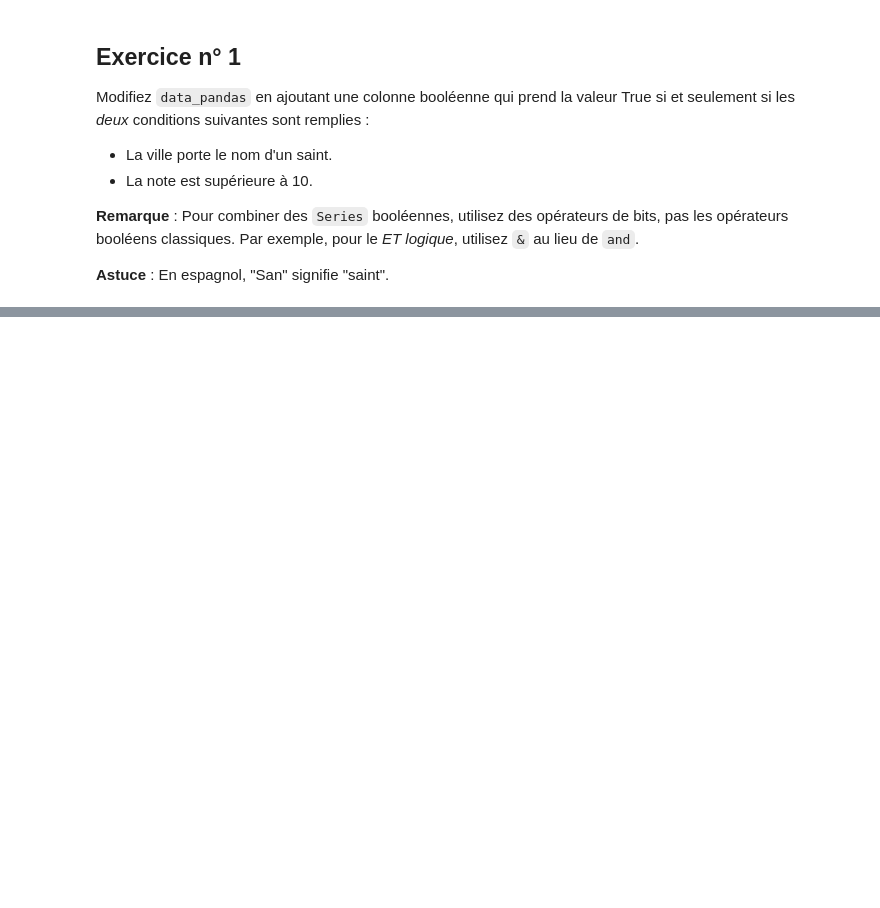
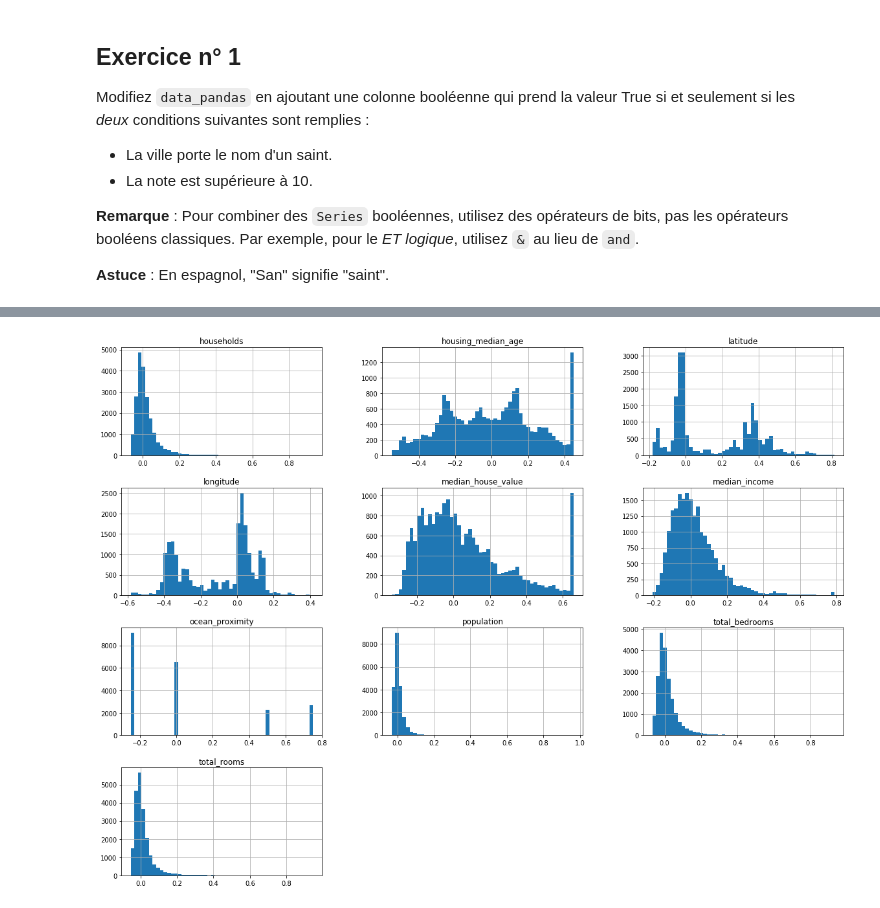
Before and after one commit to securitylab-repository/TPS-IA, a Jupyter notebook: TP1.ipynb, the cells around one changed output, grey strips where cells are left out. Cells and saved outputs as stored; diff of their text form; code cells hidden in the pictures; blank space fills up the shorter version.

```diff
--- a/TP1.ipynb
+++ b/TP1.ipynb
@@ -427,0 +430,6 @@ Modifiez  `data_pandas` en ajoutant une colonne booléenne qui prend la valeur T
+# %%
+import pandas as pd
+import numpy as np
+from IPython.display import display
+
+housing = pd.read_csv('https://raw.githubusercontent.com/securitylab-repository/TPS-IA/master/datasets/housing.csv',delimiter=',')
@@ -427,0 +445,13 @@ Modifiez  `data_pandas` en ajoutant une colonne booléenne qui prend la valeur T
+# %%
+from sklearn.preprocessing import OrdinalEncoder
+
+#ocean_column = housing["ocean_proximity"].value_counts()
+#print(housing["ocean_proximity"].head(10))
+ocean_column = housing[["ocean_proximity"]]
+ordinal_encoder = OrdinalEncoder()
+housing_cat_encoded = ordinal_encoder.fit_transform(ocean_column)
+print(type(housing_cat_encoded))
+housing_cat_encoded[:100]
+#ordinal_encoder.categories_
+housing["ocean_proximity"] = housing_cat_encoded
+housing.sample(10)
@@ -427,0 +483,3 @@ Modifiez  `data_pandas` en ajoutant une colonne booléenne qui prend la valeur T
+# %%
+for col in housing.columns:
+  housing[col] = (housing[col] - housing[col].median()) / (housing[col].max() - housing[col].min())
@@ -427,0 +498,8 @@ Modifiez  `data_pandas` en ajoutant une colonne booléenne qui prend la valeur T
+# %%
+%matplotlib inline
+import matplotlib.pyplot as plt
+housing.hist(bins=50, figsize=(20,15))
+#save_fig("attribute_histogram_plots")
+plt.show()
+# %% [output]
+[figure, added]
```
Also changed, not shown: parts of 11 cells of this notebook.
